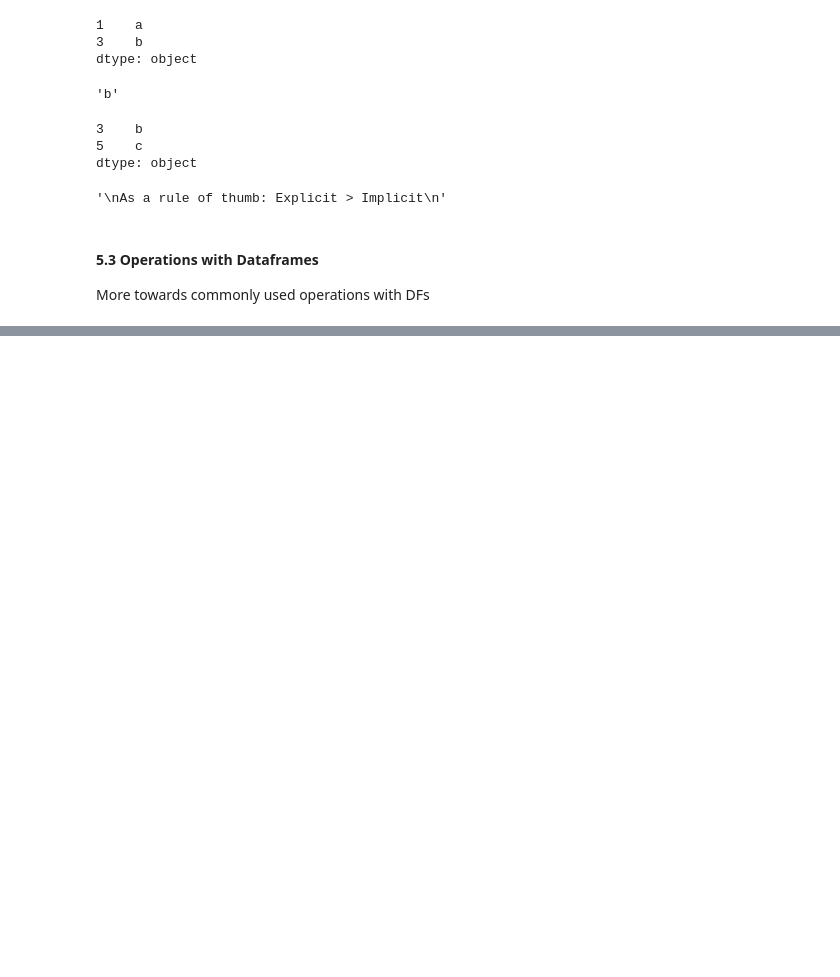
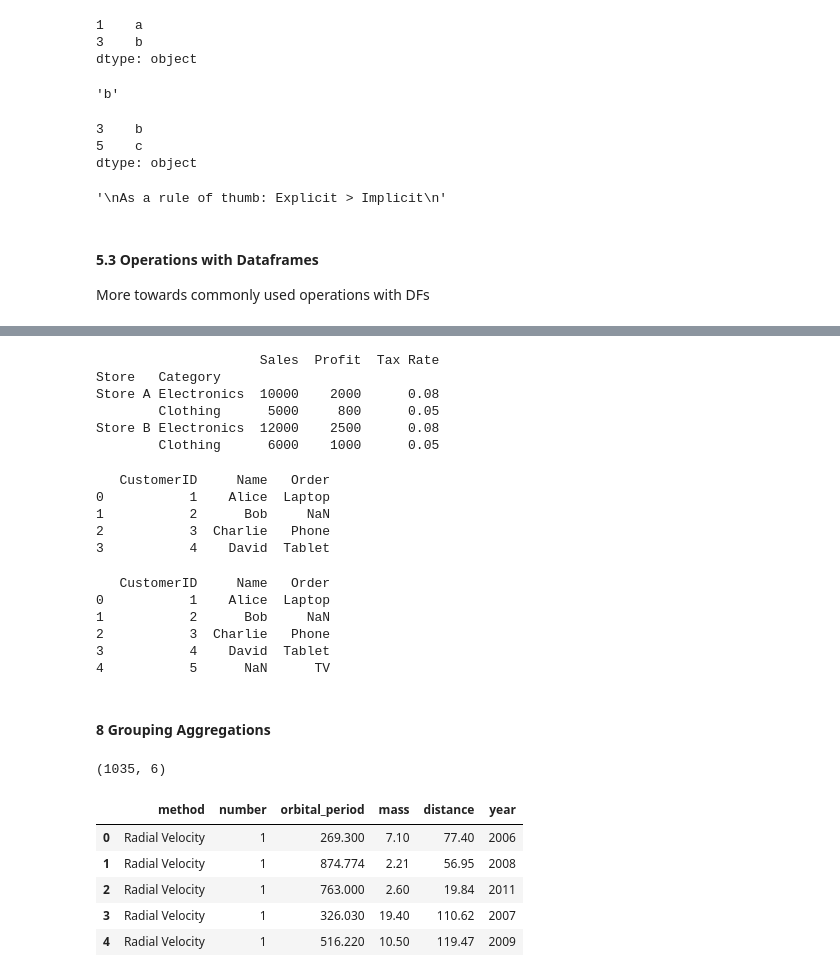
Before and after one commit to tshjustin/data_science_collection, a Jupyter notebook: basics/pandas_example.ipynb, the cells around one changed output, grey strips where cells are left out. Saved outputs shown, nothing was run; the diff lists cells and outputs as text; code cells hidden in the pictures; blank space fills up the shorter version.

```diff
--- a/basics/pandas_example.ipynb
+++ b/basics/pandas_example.ipynb
@@ -338,0 +626,70 @@ More towards commonly used operations with DFs
+# %%
+# Join() in pandas is BASED ON COLUMNS, rather than common feature in merge()
+
+tax_rates = pd.DataFrame({
+    "Tax Rate": [0.08, 0.05]
+}, index=pd.Index(["Electronics", "Clothing"], name="Category")) # Note that in this case we need to define the index. This is much much faster
+
+result = data.join(tax_rates, on="Category")
+print(result)
+# %% [output]
+                     Sales  Profit  Tax Rate
+Store   Category
+Store A Electronics  10000    2000      0.08
+        Clothing      5000     800      0.05
+Store B Electronics  12000    2500      0.08
+        Clothing      6000    1000      0.05
+# %%
+# Left merge = Keep all elements of the left DF, merge those on the right if there is a match based on the common category
+
+# Left DataFrame
+df1 = pd.DataFrame({
+    "CustomerID": [1, 2, 3, 4],
+    "Name": ["Alice", "Bob", "Charlie", "David"]
+})
+
+# Right DataFrame
+df2 = pd.DataFrame({
+    "CustomerID": [1, 3, 4, 5],
+    "Order": ["Laptop", "Phone", "Tablet", "TV"]
+})
+
+result = pd.merge(df1, df2, how="left", on="CustomerID")
+print(result)
+# %% [output]
+   CustomerID     Name   Order
+0           1    Alice  Laptop
+1           2      Bob     NaN
+2           3  Charlie   Phone
+3           4    David  Tablet
+# %%
+# Inner join is used for the default merge => That is keep all rows in the dataframes iff there is a match
+# Outer join is used to keep all the rows for both DF => WOuld result in alot of NaN values
+
+result = pd.merge(df1, df2, how="outer", on="CustomerID")
+print(result)
+# %% [output]
+   CustomerID     Name   Order
+0           1    Alice  Laptop
+1           2      Bob     NaN
+2           3  Charlie   Phone
+3           4    David  Tablet
+4           5      NaN      TV
+# %% [markdown]
+#### 8 Grouping Aggregations
+# %%
+import seaborn as sns
+
+planets = sns.load_dataset('planets')
+planets.shape
+# %% [output]
+(1035, 6)
+# %%
+planets.head()
+# %% [output]
+|  | method | number | orbital_period | mass | distance | year |
+| 0 | Radial Velocity | 1 | 269.300 | 7.10 | 77.40 | 2006 |
+| 1 | Radial Velocity | 1 | 874.774 | 2.21 | 56.95 | 2008 |
+| 2 | Radial Velocity | 1 | 763.000 | 2.60 | 19.84 | 2011 |
+| 3 | Radial Velocity | 1 | 326.030 | 19.40 | 110.62 | 2007 |
+| 4 | Radial Velocity | 1 | 516.220 | 10.50 | 119.47 | 2009 |
```
Also changed, not shown: parts of 40 cells of this notebook.
